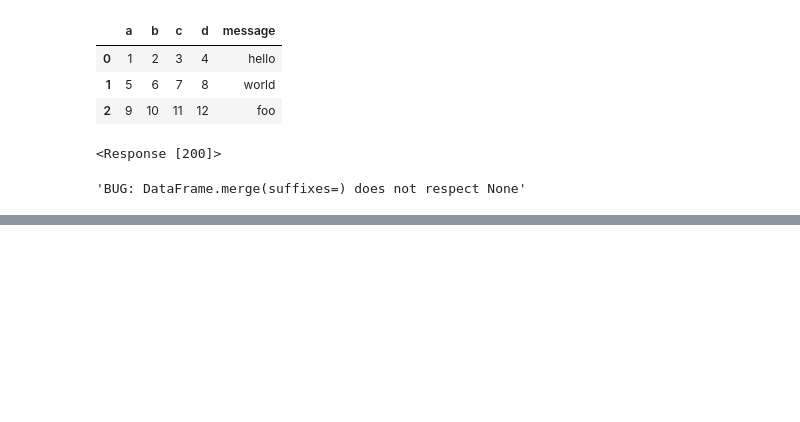
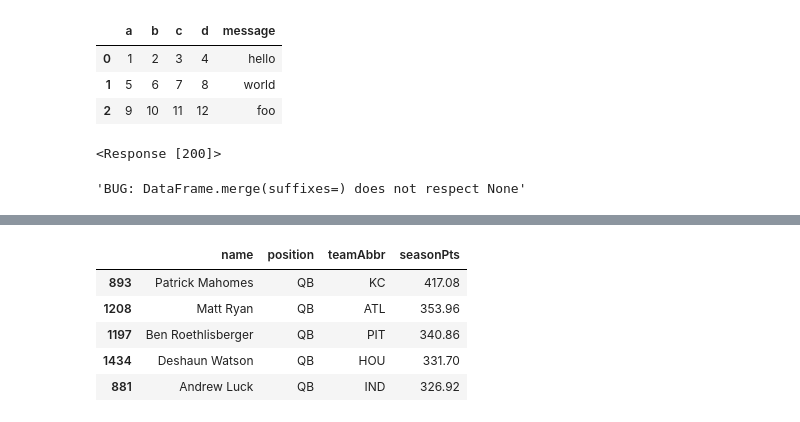
Before and after one commit to UCD-pbio-rclub/Python_JohnD, a Jupyter notebook: 2019_01_18.ipynb, the cells around one changed output, grey strips where cells are left out. Drawn from its saved outputs; the diff is of its cells as text; code cells hidden in the pictures; blank space fills up the shorter version.

```diff
--- a/2019_01_18.ipynb
+++ b/2019_01_18.ipynb
@@ -238,0 +248,9 @@ pd.read_sql('select * from test', db)
+# %%
+data3[data3['position']=='QB'].sort_values(by=['seasonPts'], ascending=False).head()
+# %% [output]
+|  | name | position | teamAbbr | seasonPts |
+| 893 | Patrick Mahomes | QB | KC | 417.08 |
+| 1208 | Matt Ryan | QB | ATL | 353.96 |
+| 1197 | Ben Roethlisberger | QB | PIT | 340.86 |
+| 1434 | Deshaun Watson | QB | HOU | 331.70 |
+| 881 | Andrew Luck | QB | IND | 326.92 |
```
Also changed, not shown: parts of 16 cells of this notebook.
